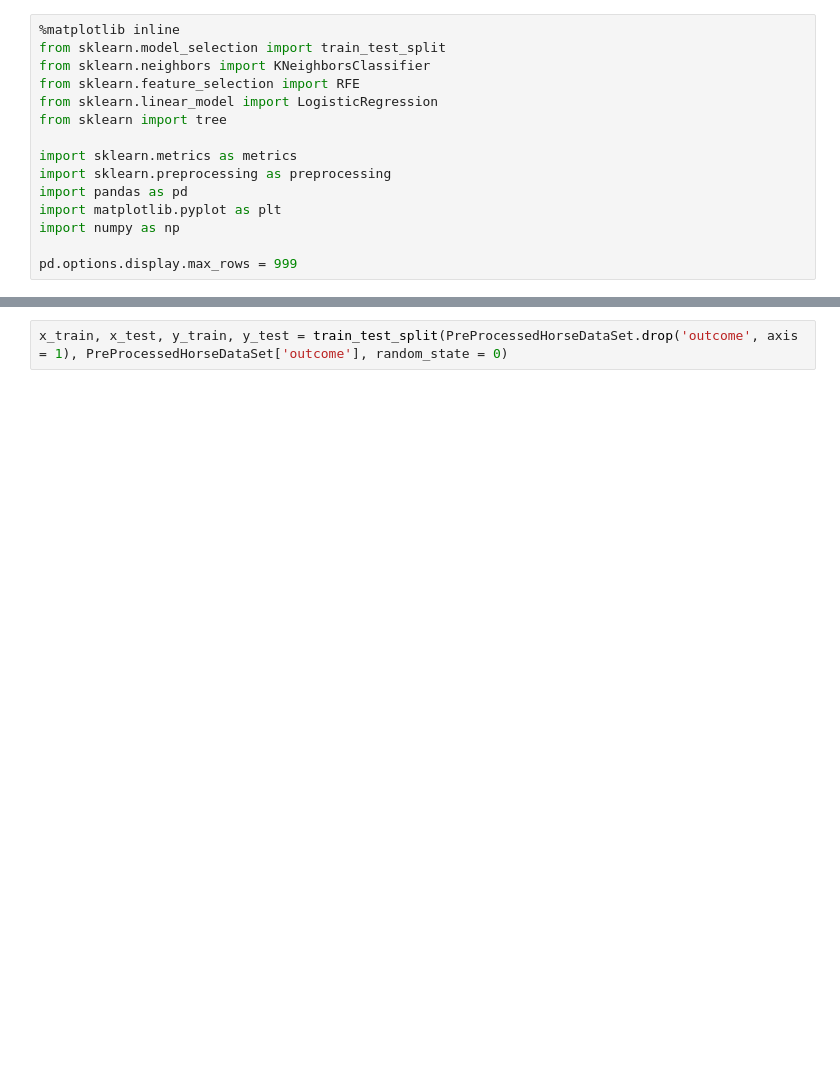
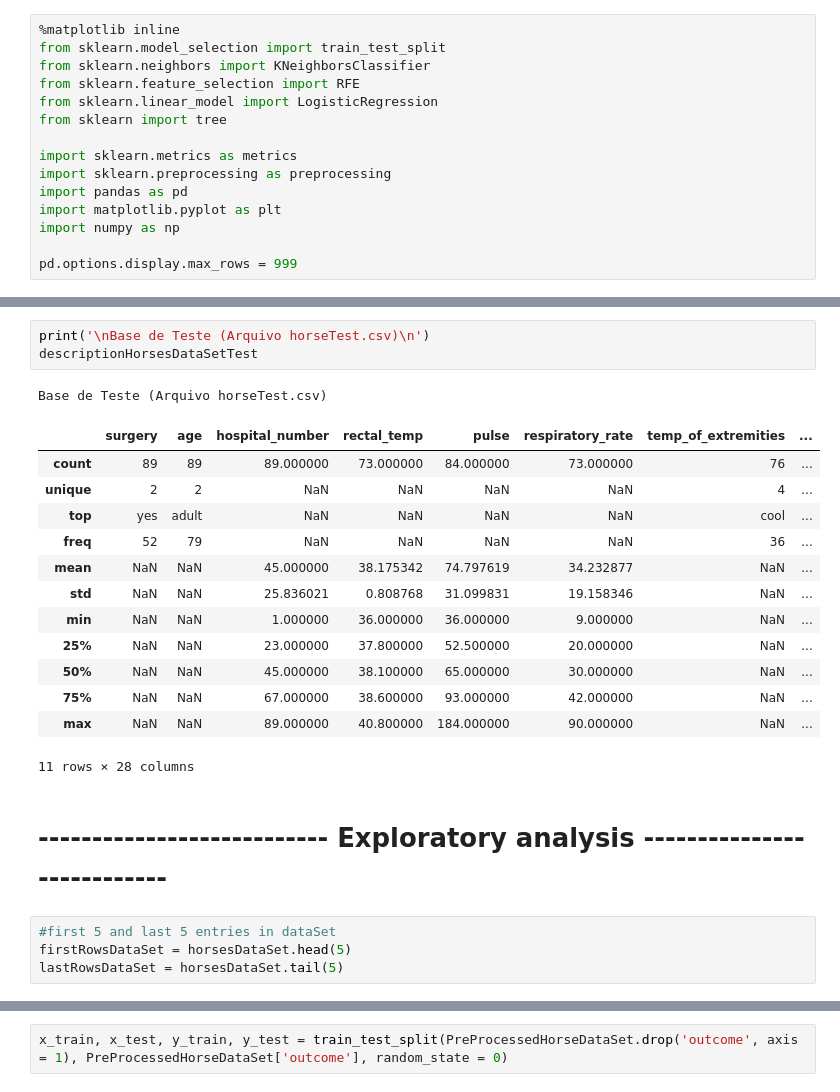
Before and after one commit to acresende/data-mining-puc-final-task, a Jupyter notebook: Data-Mining-Horse-Final.ipynb, the cells around one changed output, grey strips where cells are left out. Drawn from its saved outputs; the diff is of its cells as text; blank space fills up the shorter version.

```diff
--- a/Data-Mining-Horse-Final.ipynb
+++ b/Data-Mining-Horse-Final.ipynb
@@ -15,0 +47,24 @@ pd.options.display.max_rows = 999
+# %%
+print('\nBase de Teste (Arquivo horseTest.csv)\n')
+descriptionHorsesDataSetTest
+# %% [output]
+Base de Teste (Arquivo horseTest.csv)
+|  | surgery | age | hospital_number | rectal_temp | pulse | respiratory_rate | temp_of_extremities | ... |
+| count | 89 | 89 | 89.000000 | 73.000000 | 84.000000 | 73.000000 | 76 | ... |
+| unique | 2 | 2 | NaN | NaN | NaN | NaN | 4 | ... |
+| top | yes | adult | NaN | NaN | NaN | NaN | cool | ... |
+| freq | 52 | 79 | NaN | NaN | NaN | NaN | 36 | ... |
+| mean | NaN | NaN | 45.000000 | 38.175342 | 74.797619 | 34.232877 | NaN | ... |
+| std | NaN | NaN | 25.836021 | 0.808768 | 31.099831 | 19.158346 | NaN | ... |
+| min | NaN | NaN | 1.000000 | 36.000000 | 36.000000 | 9.000000 | NaN | ... |
+| 25% | NaN | NaN | 23.000000 | 37.800000 | 52.500000 | 20.000000 | NaN | ... |
+| 50% | NaN | NaN | 45.000000 | 38.100000 | 65.000000 | 30.000000 | NaN | ... |
+| 75% | NaN | NaN | 67.000000 | 38.600000 | 93.000000 | 42.000000 | NaN | ... |
+| max | NaN | NaN | 89.000000 | 40.800000 | 184.000000 | 90.000000 | NaN | ... |
+11 rows × 28 columns
+# %% [markdown]
+# --------------------------- Exploratory analysis ---------------------------
+# %%
+#first 5 and last 5 entries in dataSet
+firstRowsDataSet = horsesDataSet.head(5)
+lastRowsDataSet = horsesDataSet.tail(5)
```
Also changed, not shown: parts of 38 cells of this notebook, 2 other files.
